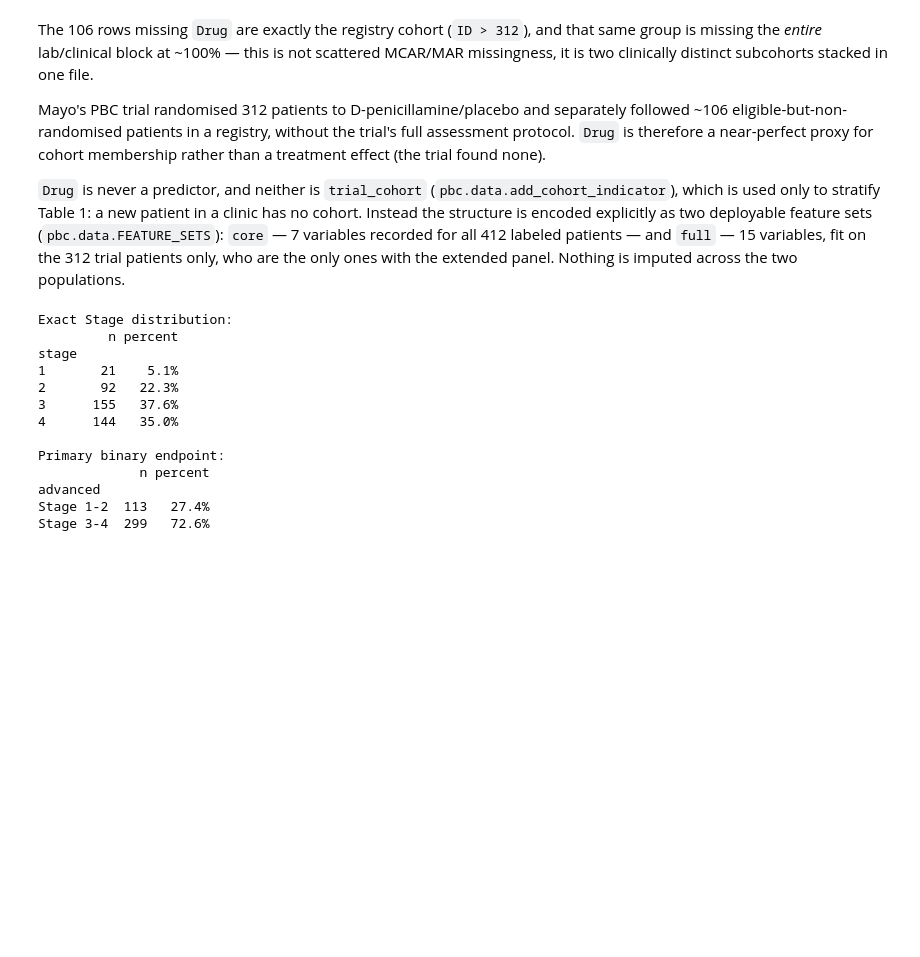
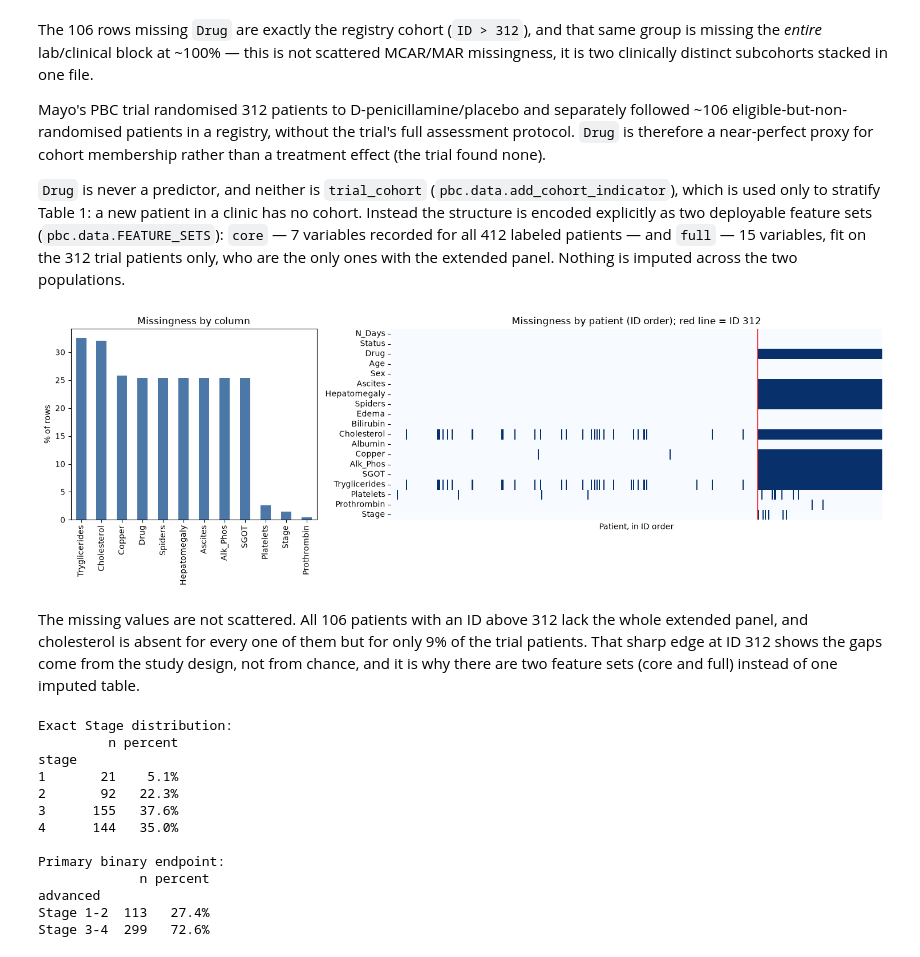
Before and after one commit to datakrdo/portfolio, a Jupyter notebook: cirrhosis/notebooks/01_eda.ipynb, the cells around one changed output. Saved outputs shown, nothing was run; the diff lists cells and outputs as text; code cells hidden in the pictures; blank space fills up the shorter version.

Commit message:
Add figures and plain-language insights to all notebooks; reorder READMEs; add MIT license

```diff
--- a/cirrhosis/notebooks/01_eda.ipynb
+++ b/cirrhosis/notebooks/01_eda.ipynb
@@ -165,4 +170,22 @@ patient in a clinic has no cohort. Instead the structure is encoded explicitly a
 deployable feature sets (`pbc.data.FEATURE_SETS`): `core` — 7 variables recorded for all
 412 labeled patients — and `full` — 15 variables, fit on the 312 trial patients only, who are the
 only ones with the extended panel. Nothing is imputed across the two populations.
+# %%
+# Figure: missing values per column and by patient ID, red line marks the cohort boundary
+import matplotlib.pyplot as plt
+import seaborn as sns
+
+fig, axes = plt.subplots(1, 2, figsize=(15, 5), gridspec_kw={"width_ratios": [1, 2]})
+miss_pct = (100 * frame.isna().mean()).loc[lambda s: s > 0].sort_values(ascending=False)
+miss_pct.plot.bar(ax=axes[0], color="#4c78a8")
+axes[0].set(title="Missingness by column", ylabel="% of rows")
+sns.heatmap(frame.set_index("ID").isna().T, cmap="Blues", cbar=False, ax=axes[1], xticklabels=False)
+axes[1].axvline(TRIAL_COHORT_MAX_ID, color="red", linewidth=1)
+axes[1].set(title="Missingness by patient (ID order); red line = ID 312", xlabel="Patient, in ID order")
+plt.tight_layout()
+plt.show()
+# %% [output]
+[figure, added]
+# %% [markdown]
+The missing values are not scattered. All 106 patients with an ID above 312 lack the whole extended panel, and cholesterol is absent for every one of them but for only 9% of the trial patients. That sharp edge at ID 312 shows the gaps come from the study design, not from chance, and it is why there are two feature sets (core and full) instead of one imputed table.
 # %%
```
Also changed, not shown: parts of 17 cells of this notebook, 18 other files.
